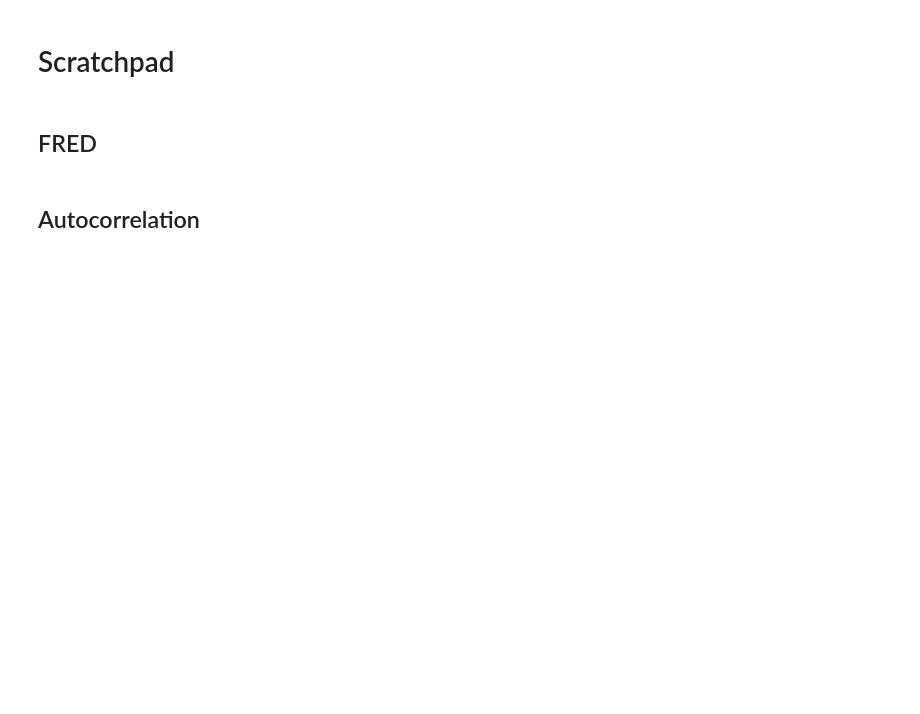
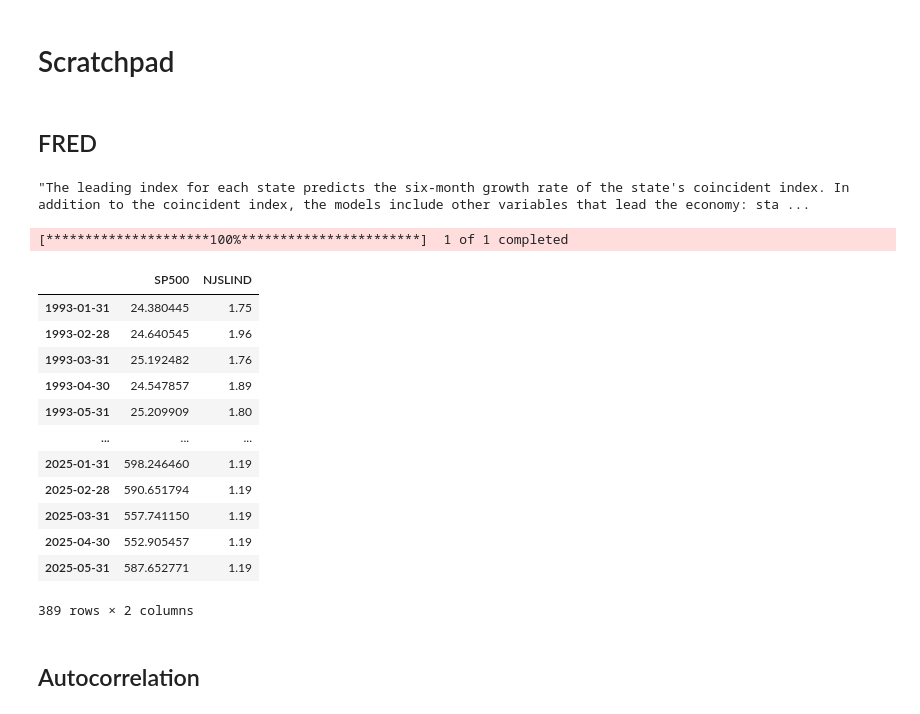
Before and after one commit to darranlow/langgraph-demo, a Jupyter notebook: demo.ipynb, the cells around one changed output. Cells and saved outputs as stored; diff of their text form; code cells hidden in the pictures; blank space fills up the shorter version.

```diff
--- a/demo.ipynb
+++ b/demo.ipynb
@@ -52,27 +52,44 @@ import matplotlib.pyplot as plt
 # %% [markdown]
 ## FRED
 # %%
-# search_results = fred.search("FEDFUNDS")
-# search_results = search_results[
-#     (search_results['frequency_short']=='M') |
-#     (search_results['frequency_short']=='W') |
-#     (search_results['frequency_short']=='D')
-# ]
-# search_results.sort_values('popularity', inplace=True)
+search_results = fred.search("LEI")
+search_results = search_results[
+    (search_results['frequency_short']=='M') |
+    (search_results['frequency_short']=='W') |
+    (search_results['frequency_short']=='D')
+]
+search_results.sort_values('popularity', inplace=True)
 
-# result = search_results.head(1)
-# ticker = result['id'].values[0]
-# ticker_notes = result['notes'].values[0]
+result = search_results.head(1)
+ticker = result['id'].values[0]
+ticker_notes = result['notes'].values[0]
+display(ticker_notes)
 
-# if ticker:
-#     ticker_df = fred.get_series(series_id=ticker)
-#     spy_df = yf.download('SPY', start=ticker_df.index[0], auto_adjust=True)['Close']
-#     spy_df = spy_df.resample('ME').last().iloc[:-2]
-#     ticker_df = ticker_df.resample('ME').last()
-#     combined_df = pd.concat([spy_df, ticker_df], axis=1)
-#     combined_df.columns = ['SP500', ticker]
-#     combined_df = combined_df.ffill().dropna()
-#     display(combined_df)
+if ticker:
+    ticker_df = fred.get_series(series_id=ticker)
+    spy_df = yf.download('SPY', start=ticker_df.index[0], auto_adjust=True)['Close']
+    spy_df = spy_df.resample('ME').last().iloc[:-2]
+    ticker_df = ticker_df.resample('ME').last()
+    combined_df = pd.concat([spy_df, ticker_df], axis=1)
+    combined_df.columns = ['SP500', ticker]
+    combined_df = combined_df.ffill().dropna()
+    display(combined_df)
+# %% [output]
+"The leading index for each state predicts the six-month growth rate of the state's coincident index. In addition to the coincident index, the models include other variables that lead the economy: sta ...
+[*********************100%***********************]  1 of 1 completed
+|  | SP500 | NJSLIND |
+| 1993-01-31 | 24.380445 | 1.75 |
+| 1993-02-28 | 24.640545 | 1.96 |
+| 1993-03-31 | 25.192482 | 1.76 |
+| 1993-04-30 | 24.547857 | 1.89 |
+| 1993-05-31 | 25.209909 | 1.80 |
+| ... | ... | ... |
+| 2025-01-31 | 598.246460 | 1.19 |
+| 2025-02-28 | 590.651794 | 1.19 |
+| 2025-03-31 | 557.741150 | 1.19 |
+| 2025-04-30 | 552.905457 | 1.19 |
+| 2025-05-31 | 587.652771 | 1.19 |
+389 rows × 2 columns
 # %% [markdown]
 ## Autocorrelation
 # %%
```
Also changed, not shown: parts of 10 cells of this notebook, 1 other file.
